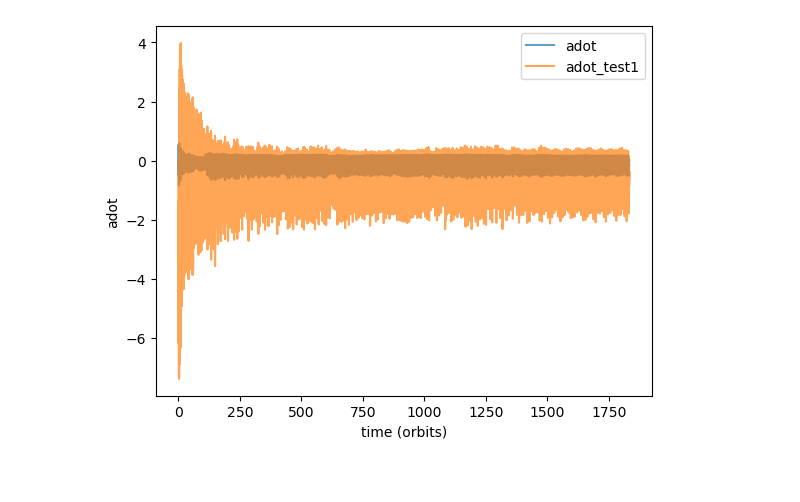
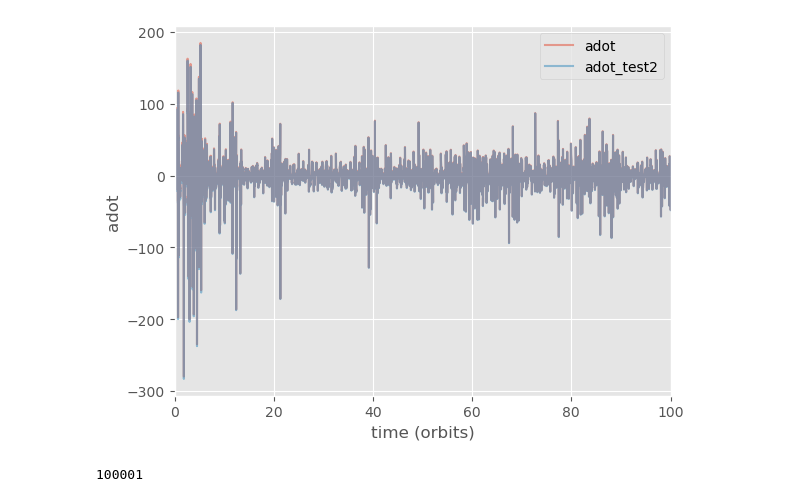
Before and after one commit to HangChelseaSu/Black_Hole_Accretion_Project_PI, a Jupyter notebook: Python_scripts/report_dat_data.ipynb, the cells around one changed output. Cells and saved outputs as stored; diff of their text form; code cells hidden in the pictures.

```diff
--- a/Python_scripts/report_dat_data.ipynb
+++ b/Python_scripts/report_dat_data.ipynb
@@ -63,8 +56,9 @@ t[-1], t[-1000]
 # %%
 G = 1
-dE1 = dU_grv1 + dK_grv1 + dU_snk1 + dK_snk1
-dE2 = dU_grv2 + dK_grv2 + dU_snk2 + dK_snk2
-dE = dE1 + dE2
+# dE1 = dU_grv1 + dK_grv1 + dU_snk1 + dK_snk1
+# dE2 = dU_grv2 + dK_grv2 + dU_snk2 + dK_snk2
+# dE = dE1 + dE2
+dE = dK_grv1 + dK_grv2 + dK_snk1 + dK_snk2
 Edot = dE / (t[1] - t[0])
 
 dJ1 = dJz_grv1 + dJz_snk1
@@ -82,14 +76,20 @@ J2 = M2 * r2**2 * phi2dot
 J = J1 + J2
 v1_sqared = r1**2 * phi1dot**2
 v2_sqared = r2**2 * phi2dot**2
-E1 = 0.5 * M1 * v1_sqared - G * M1 * M2 / r1
-E2 = 0.5 * M2 * v2_sqared - G * M1 * M2 / r2
-E = E1 + E2
+x1 = r1 * np.cos(phi1)
+x2 = r2 * np.cos(phi2)
+y1 = r1 * np.sin(phi1)
+y2 = r2 * np.sin(phi2)
+r = np.sqrt((x1 - x2)**2 + (y1 - y2)**2)
+
+K1 = 0.5 * M1 * v1_sqared
+K2 = 0.5 * M2 * v2_sqared
+U = -G * M1 * M2 / r
+E = K1 + K2 + U
 
 
 
 # Compute a dot
-adot = -G/2 * ((M1dot * M2 + M1 * M2dot) / E - M1 * M2 * Edot / E**2)
-edot = (M1 * M2)**(-3/2) * J * (-2 * E * (M1+ M2) )**(-1/2) * (Edot * (M1+M2) + E
-* (M1dot + M2dot)) + (-2 * E * (M1 + M2))**(1/2) * (J * 3/2 * (M1 * M2)**(-5/2) * (M1dot * M2 + M1 * M2dot) +
-    Jdot * (M1 * M2)**(-3/2))
+a = 1
+adot = a * (M1dot / M1 + M2dot / M2 - Edot / E)
+edot = 1 / (G**2 * M1**6 *
@@ -118,0 +145,3 @@ adot_test2 = -G/2 * ((M1dot * M2 + M1 * M2dot) / E_test2 - M1 * M2 * Edot / E_te
+# %%
+a_test2 = J**2 * (M1 + M2) / (G * M1**2 * M2**2)
+adot_test2 = a_test2 * ((M1dot + M2dot) / (M1 + M2) - 2 * M1dot / M1 - 2 * M2dot / M2 + 2 * Jdot / J)
@@ -119,13 +168,27 @@ adot_test2 = -G/2 * ((M1dot * M2 + M1 * M2dot) / E_test2 - M1 * M2 * Edot / E_te
+# %%
+fig, ax = plt.subplots(1, 1)
+# ax.plot(t / ( 2 * np.pi), radial_momentum_avg)
+ax.plot(t / ( 2 * np.pi), adot, label='adot', alpha=0.5)
+ax.plot(t / ( 2 * np.pi), adot_test2, label='adot_test2', alpha=0.5)
+# ax.plot(t / ( 2 * np.pi), adot - adot_test2, label='adot_test2', alpha=0.5)
+ax.set_ylabel('adot')
+ax.set_xlabel('time (orbits)')
+# ax.set_ylim(-1000, 100)
+ax.set_xlim(0, 100)
+# fig.savefig(plot_dir + 'dJz_snk_avg')
+plt.legend()
+plt.show()
+plt.close(fig) #delete figure from memory
+# %% [output]
+[figure, added]
 # %%
-fig, ax = plt.subplots(1, 1)
-# ax.plot(t / ( 2 * np.pi), radial_momentum_avg)
-ax.plot(t / ( 2 * np.pi), adot, label='adot', alpha=0.7)
-ax.plot(t / ( 2 * np.pi), adot_test, label='adot_test1', alpha=0.7)
-ax.set_ylabel('adot')
-ax.set_xlabel('time (orbits)')
-# fig.savefig(plot_dir + 'dJz_snk_avg')
-plt.legend()
-plt.show()
-plt.close(fig) #delete figure from memory
+# fig, ax = plt.subplots(1, 1)
+# # ax.plot(t / ( 2 * np.pi), radial_momentum_avg)
+# ax.plot(t / ( 2 * np.pi), adot, label='adot', alpha=0.7)
+# ax.plot(t / ( 2 * np.pi), adot_test2, label='adot_test2', alpha=0.7)
+# ax.set_ylabel('adot')
+# ax.set_xlabel('time (orbits)')
+# # fig.savefig(plot_dir + 'dJz_snk_avg')
+# plt.legend()
+# plt.show()
+# plt.close(fig) #delete figure from memory
-# %% [output]
-[figure, removed]
@@ -131,0 +237,4 @@ plt.close(fig) #delete figure from memory
+# %%
+len(angular_momentum)
+# %% [output]
+100001
```
Also changed, not shown: parts of 21 cells of this notebook, 26 other files.
